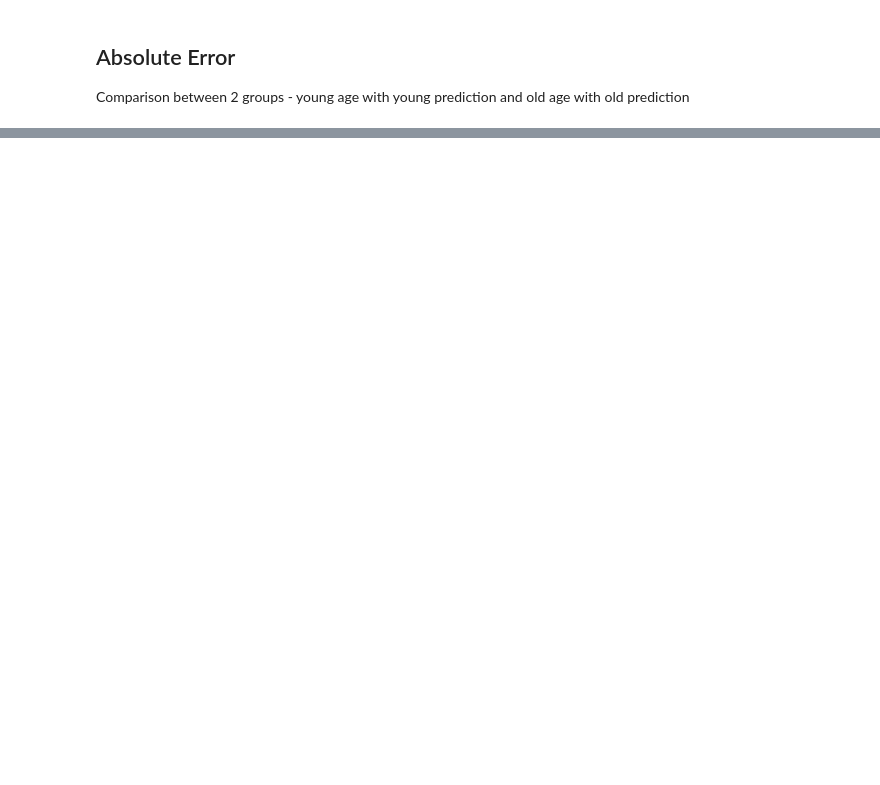
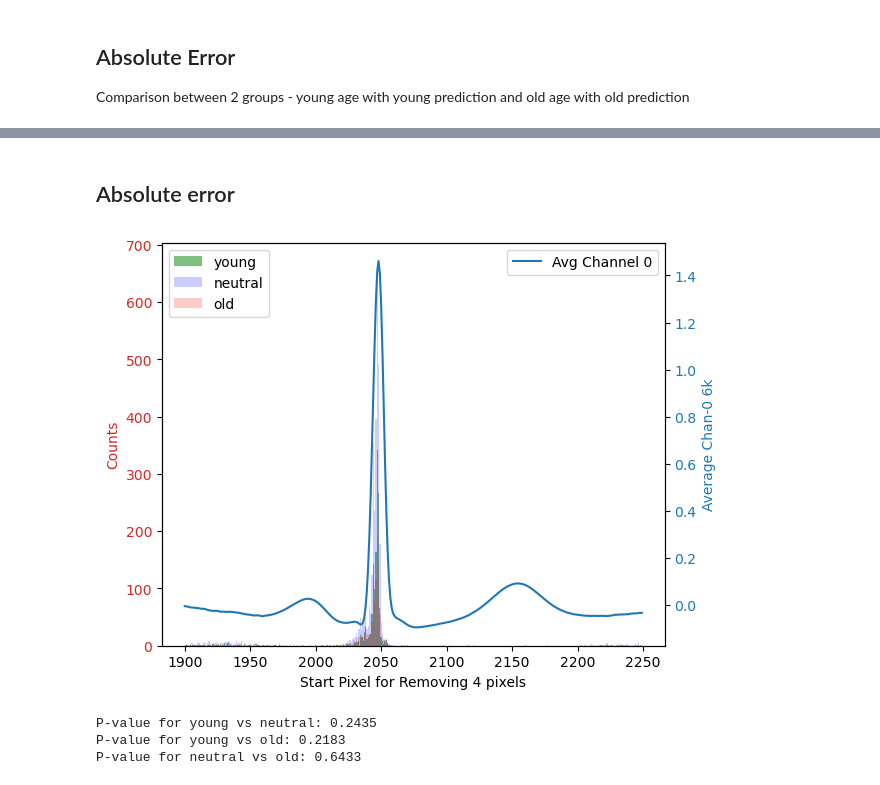
Before and after one commit to sanhitamj/ecg_unravel, a Jupyter notebook: notebooks/error_norm.ipynb, the cells around one changed output, grey strips where cells are left out. Drawn from its saved outputs; the diff is of its cells as text; code cells hidden in the pictures; blank space fills up the shorter version.

Commit message:
PR comments and some additional plots

```diff
--- a/notebooks/error_norm.ipynb
+++ b/notebooks/error_norm.ipynb
@@ -203,0 +248,16 @@ fig.tight_layout()
+# %% [markdown]
+## Absolute error
+# %%
+plot_max_error_pixel(
+    pixels_removed=4,
+    df_meta=df_meta,
+    chan0_avg=chan0_avg,
+    save_plot=False,
+    is_age_group=True,
+    use_norm_error=False,
+)
+# %% [output]
+[figure, added]
+P-value for young vs neutral: 0.2435
+P-value for young vs old: 0.2183
+P-value for neutral vs old: 0.6433
```
Also changed, not shown: parts of 23 cells of this notebook, 1 other file.
